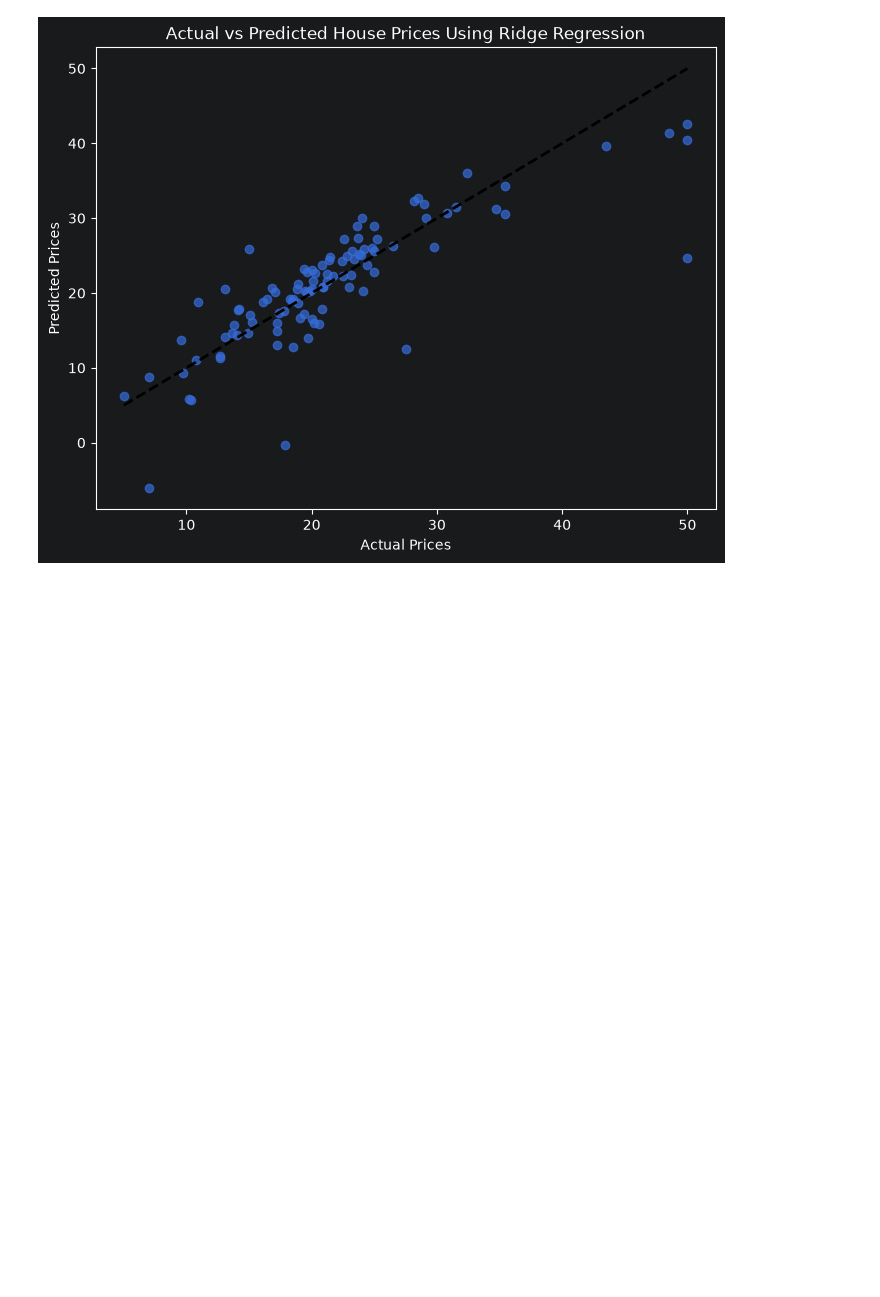
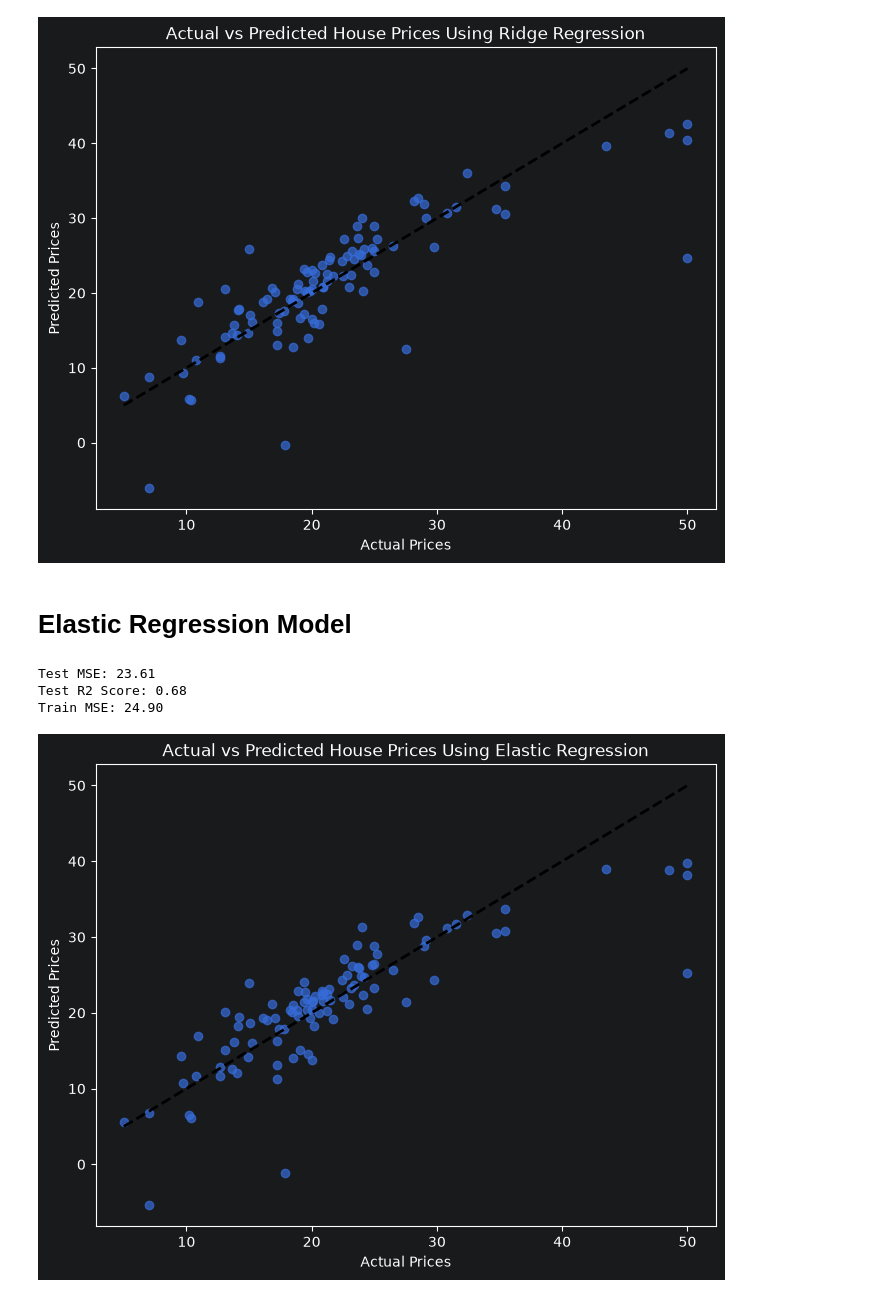
Before and after one commit to pamuduamarasinghe/Machine-Learning-and-Neural-Computation, a Jupyter notebook: ML_102.ipynb, the cells around one changed output. Saved outputs shown, nothing was run; the diff lists cells and outputs as text; code cells hidden in the pictures; blank space fills up the shorter version.

Commit message:
Elastic regression

```diff
--- a/ML_102.ipynb
+++ b/ML_102.ipynb
@@ -102,3 +102,54 @@ Test MSE: 24.30
 Test R2 Score: 0.67
 Train MSE: 21.65
 [figure]
+# %% [markdown]
+# Elastic Regression Model
+# %%
+import numpy as np
+import pandas as pd
+import matplotlib.pyplot as plt
+from sklearn.datasets import fetch_openml
+from sklearn.model_selection import train_test_split
+from sklearn.linear_model import ElasticNet
+from sklearn.metrics import mean_squared_error, r2_score
+
+data = fetch_openml(name='boston', version=1)
+X, y = data.data, data.target
+
+X = np.array(X, dtype=float)
+y = np.array(y, dtype=float)
+
+X_train, X_test, y_train, y_test = train_test_split(X, y, test_size=0.2, random_state=42)
+
+
+alpha_value = 0.5
+l1_ratio_value = 0.5
+model = ElasticNet(alpha=alpha_value,l1_ratio=l1_ratio_value)
+model.fit(X_train, y_train)
+
+y_pred = model.predict(X_test)
+y_train_pred = model.predict(X_train)
+
+
+mse_test = mean_squared_error(y_test, y_pred)
+r2_test = r2_score(y_test, y_pred)
+
+mse_train = mean_squared_error(y_train, y_train_pred)
+
+print(f"Test MSE: {mse_test:.2f}")
+print(f"Test R2 Score: {r2_test:.2f}")
+print(f"Train MSE: {mse_train:.2f}")
+
+
+plt.figure(figsize=(8, 6))
+plt.scatter(y_test, y_pred, alpha=0.7)
+plt.plot([y_test.min(), y_test.max()], [y_test.min(), y_test.max()], 'k--', lw=2)
+plt.xlabel('Actual Prices')
+plt.ylabel('Predicted Prices')
+plt.title('Actual vs Predicted House Prices Using Elastic Regression')
+plt.show()
+# %% [output]
+Test MSE: 23.61
+Test R2 Score: 0.68
+Train MSE: 24.90
+[figure, added]
```
